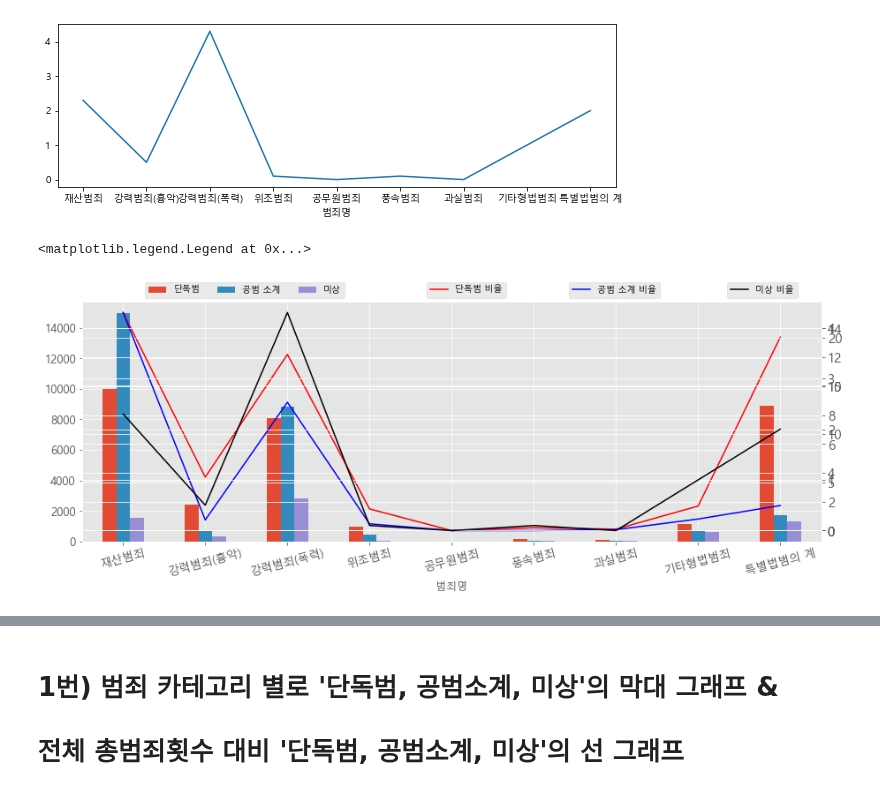
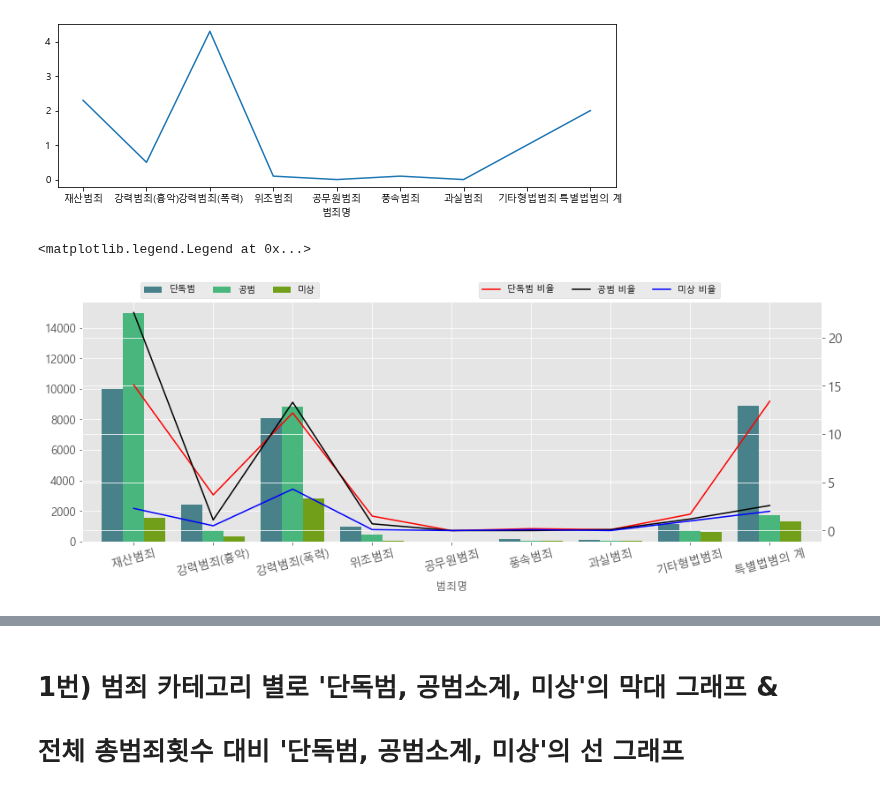
Before and after one commit to hkim11656/crime_analysis, a Jupyter notebook: 04_범죄유형별 소년범죄자 공범관계_홍상석1.ipynb, the cells around one changed output, grey strips where cells are left out. Saved outputs shown, nothing was run; the diff lists cells and outputs as text; code cells hidden in the pictures.

```diff
--- a/04_범죄유형별 소년범죄자 공범관계_홍상석1.ipynb
+++ b/04_범죄유형별 소년범죄자 공범관계_홍상석1.ipynb
@@ -185,6 +185,9 @@ df_acc1
 # %%
 # '범죄명'을 인덱스로 설정
 df_acc1.set_index('범죄명', inplace = True)
+# %%
+# 소계 <--- 라는 글자 삭제
+df_acc1 = df_acc1.rename(columns={'공범 소계': '공범'})
 # %%
 # [입력치] <--- 라는 글자 삭제
 df_acc1 = df_acc1.rename(index={'특별법범의 계[입력치]': '특별법범의 계'})
@@ -207,7 +210,7 @@ df_acc1
 df_acc1['단독범 비율'] = df_acc1.apply(lambda x: x['단독범']/x['TNOC']*100, axis=1).round(1).copy()
 # %%
 # 공범 소계 비율 비율 구하기
-df_acc1['공범 소계 비율'] = df_acc1.apply(lambda x: x['공범 소계']/x['TNOC']*100, axis=1).round(1).copy()
+df_acc1['공범 비율'] = df_acc1.apply(lambda x: x['공범']/x['TNOC']*100, axis=1).round(1).copy()
 # %%
 # 미상 비율 구하기
 df_acc1['미상 비율'] = df_acc1.apply(lambda x: x['미상']/x['TNOC']*100, axis=1).round(1).copy()
@@ -243,30 +246,29 @@ plt.show()
 # %%
 plt.style.use('ggplot')            # 백그라운드 눈끔
 
 fig, ax1 = plt.subplots()          # 막대 그래프
 ax2 = ax1.twinx()                  # 단독 범 비율 오른쪽 Y
-ax3 = ax1.twinx()                  # 공범 소계 비율 오른쪽 Y
-ax4 = ax1.twinx()                  # 미상 비율 오른쪽 Y
+
+
+# ax1.set_ylim(start, end)
+# ax2.set_ylim(star, end)
 
 gr1 = df_acc1.iloc[[0,1,2,3,4,5,6,7,8],[1,2,13]]
 gr2 = df_acc1['단독범 비율']
-gr3 = df_acc1['공범 소계 비율']
+gr3 = df_acc1['공범 비율']
 gr4 = df_acc1['미상 비율']
 
-gr1.plot(kind='bar', ax=ax1, label='소년 범죄자 수', rot=15, figsize=(15, 5), width=0.5, fontsize = 13)
-gr2.plot(kind='line', ax=ax2, color='red', label='단독범 비율', fontsize = 15)
-gr3.plot(kind='line', ax=ax3, color='blue', label='공범 소계 비율', fontsize = 15)
-gr4.plot(kind='line', ax=ax4, color='black', label='미상 비율', fontsize = 15)
 
-ax1.legend(loc='upper center', ncol=4, bbox_to_anchor=(0.22, 1.1))         # 막대
-ax2.legend(loc='upper center', ncol=2, bbox_to_anchor=(0.52, 1.1))         # 단독범 비율
-ax3.legend(loc='upper center', ncol=2, bbox_to_anchor=(0.72, 1.1))         # 공범 소계 비율
-ax4.legend(loc='upper center', ncol=2, bbox_to_anchor=(0.92,1.1))          # 미상 비율
+gr1.plot(kind='bar', ax=ax1, label='소년 범죄자 수', rot=15, figsize=(15, 5), width=0.8, fontsize = 13,
+         color=('#48818A','#49B77D','#729F19'))
+gr2.plot(kind='line', color='red', label='단독범 비율', fontsize = 15)
+gr3.plot(kind='line', color='black', label='공범 비율', fontsize = 15)
+gr4.plot(kind='line', color='blue', label='미상 비율', fontsize = 15)
 
-# df_acc1.groupby('중분류')['단독범','공범 소계','미상'].mean().plot.bar()
 
-# 5,12,17,26,31,36,40,44,61
+ax1.legend(loc='upper center', ncol=4, bbox_to_anchor=(0.2, 1.1))         # 막대
+ax2.legend(loc='upper center', ncol=4, bbox_to_anchor=(0.7, 1.1))         # 단독범 비율
 # %% [output]
 <matplotlib.legend.Legend at 0x...>
-[figure, old version]
+[figure, new version]
 # %%
```
Also changed, not shown: parts of 13 cells of this notebook, 1 other file.
